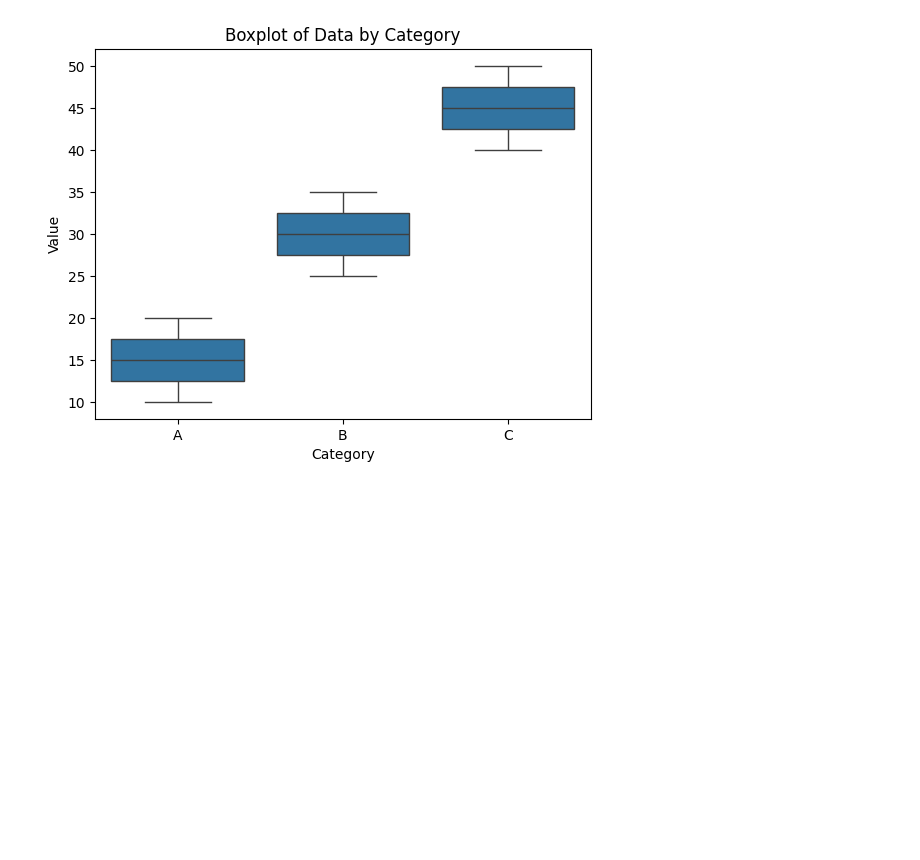
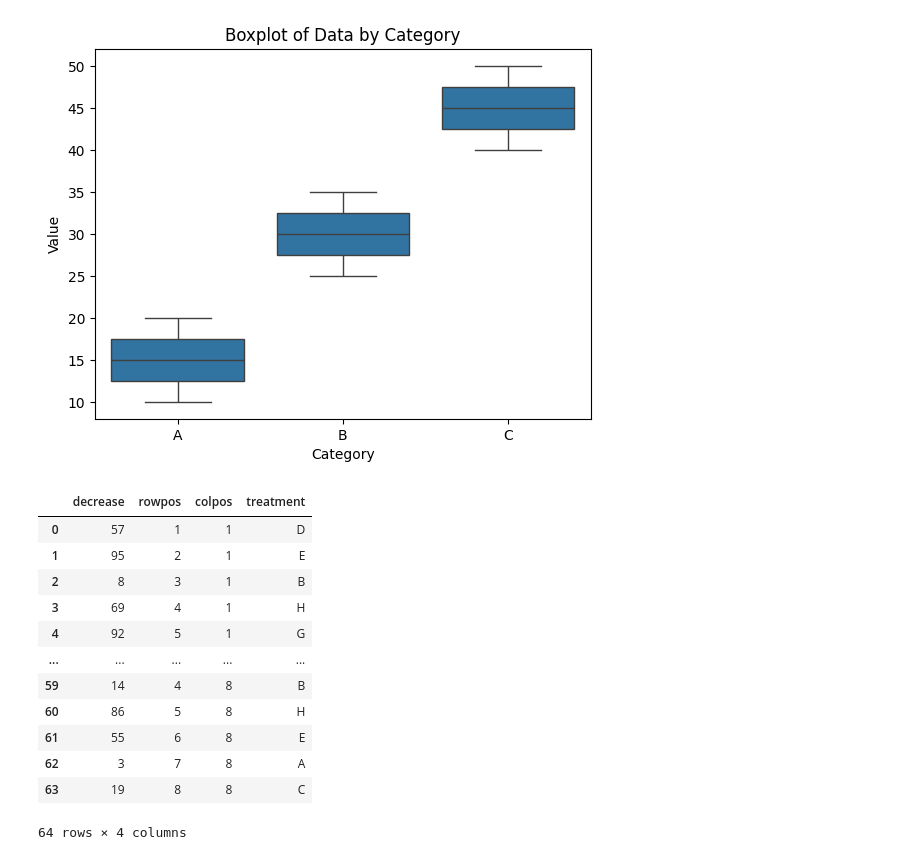
Before and after one commit to DiasMelissa/DataScience, a Jupyter notebook: graphVisualization.ipynb, the cells around one changed output. Cells and saved outputs as stored; diff of their text form; code cells hidden in the pictures; blank space fills up the shorter version.

```diff
--- a/graphVisualization.ipynb
+++ b/graphVisualization.ipynb
@@ -190,3 +190,20 @@ plt.title("Boxplot of Data by Category")
 plt.show()
 # %% [output]
 [figure]
+# %%
+data = pd.read_csv('/content/orchard.csv')
+data
+# %% [output]
+|  | decrease | rowpos | colpos | treatment |
+| 0 | 57 | 1 | 1 | D |
+| 1 | 95 | 2 | 1 | E |
+| 2 | 8 | 3 | 1 | B |
+| 3 | 69 | 4 | 1 | H |
+| 4 | 92 | 5 | 1 | G |
+| ... | ... | ... | ... | ... |
+| 59 | 14 | 4 | 8 | B |
+| 60 | 86 | 5 | 8 | H |
+| 61 | 55 | 6 | 8 | E |
+| 62 | 3 | 7 | 8 | A |
+| 63 | 19 | 8 | 8 | C |
+64 rows × 4 columns
```
Also changed, not shown: parts of 3 cells of this notebook.
